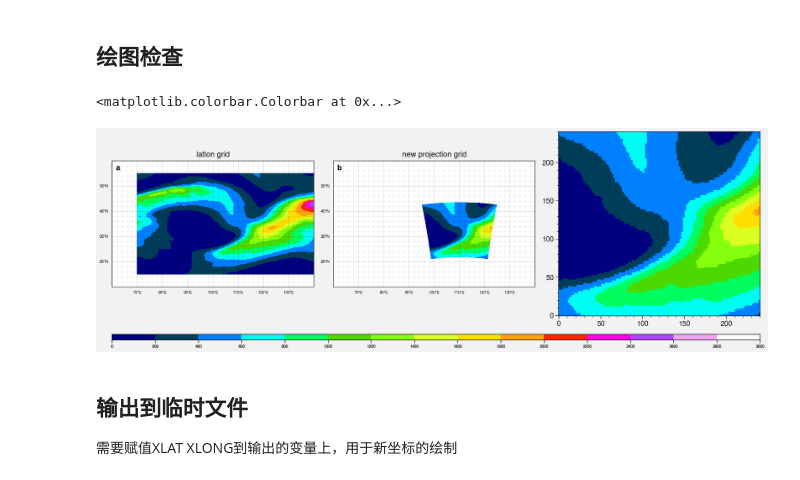
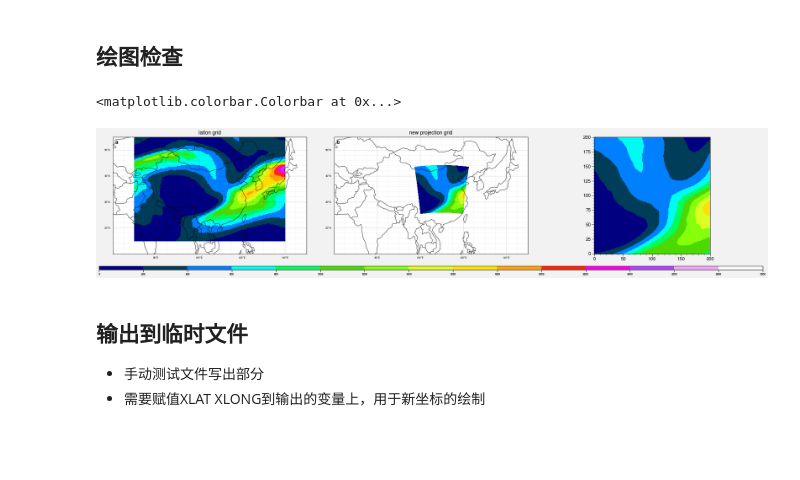
Before and after one commit to dozerlcl/MPAS_case_study, a Jupyter notebook: 92-25km_vr_rcm_postprocess/visualization/spectral/dft_dct/2d_dft_dct/interp_rcmgrid.ipynb, the cells around one changed output. Drawn from its saved outputs; the diff is of its cells as text; code cells hidden in the pictures; blank space fills up the shorter version.

```diff
--- a/92-25km_vr_rcm_postprocess/visualization/spectral/dft_dct/2d_dft_dct/interp_rcmgrid.ipynb
+++ b/92-25km_vr_rcm_postprocess/visualization/spectral/dft_dct/2d_dft_dct/interp_rcmgrid.ipynb
@@ -156,7 +156,7 @@ newlat = newgrid[:,:,1]
 from scipy.interpolate import griddata
 data_origin = var_sel['era5i']
 # to_proj = ccrs.AlbersEqualArea(central_longitude=100., central_latitude=32.5) # 进行插值的坐标系
-to_proj = ccrs.LambertConformal(central_longitude=110., central_latitude=32.5) # 进行插值的坐标系
+to_proj = ccrs.LambertConformal(central_longitude=110., central_latitude=35) # 进行插值的坐标系
 latlon_proj = ccrs.Geodetic() # 最后得到上面投影的经纬度坐标
 # 提取regular经纬度网格数据
 lon = data_origin.longitude
@@ -168,7 +168,7 @@ out = to_proj.transform_points(ccrs.Geodetic(), lonv, latv)       # 得到插值
 proj_x = out[:,:,0]
 proj_y = out[:,:,1]
 # 生成网格的函数 先制作单层的数据
-def create_interp_mesh(newproj_x_start = -120*1e4, newproj_x_end   = 120*1e4, newproj_y_start = -120*1e4, newproj_y_end   = 120*1e4, resolution = 1e4):
+def create_interp_mesh(newproj_x_start = -100*1e4, newproj_x_end   = 100*1e4, newproj_y_start = -100*1e4, newproj_y_end   = 100*1e4, resolution = 1*1e4):
     '给出x y在笛卡尔坐标系下的起始点，结束点，分辨率（单位：m），生成2D的笛卡尔坐标系x，y网格'
     x_step = int((newproj_x_end - newproj_x_start) / resolution) + 1
     y_step = int((newproj_y_end - newproj_y_start) / resolution) + 1
@@ -178,7 +178,7 @@ def create_interp_mesh(newproj_x_start = -120*1e4, newproj_x_end   = 120*1e4, ne
 
 [newproj_x, newproj_y] = create_interp_mesh()
 # 使用scipy进行插值处理
-interp_2d = griddata( (proj_x.reshape(-1), proj_y.reshape(-1)), data_origin[0,:,:].values.reshape(-1), xi = (newproj_x, newproj_y), method='nearest')
+interp_2d = griddata( (proj_x.reshape(-1), proj_y.reshape(-1)), data_origin[0,:,:].values.reshape(-1), xi = (newproj_x, newproj_y), method='linear')
 # 插值后网格的经纬度坐标
 newgrid = latlon_proj.transform_points(to_proj, newproj_x, newproj_y)    # 得到插值坐标系的经纬度坐标，用于绘图
 newlon = newgrid[:,:,0]
@@ -234,42 +264,47 @@ All subprocesses done.
 # %%
 from matplotlib import pyplot as plt
 import proplot as plot
-fig, axs = plot.subplots(ncols=3, nrows=1, proj=(('cyl'),('cyl')), figsize=(12,4))
+fig, axs = plot.subplots(ncols=3, nrows=1, proj=(('cyl'),('cyl')), figsize=(18,4))
 # plt.contourf(img)
 # plt.colorbar()
 cmap = "gist_ncar"
 ticks = plot.arange(0, 3000, 200)
 compare_time_step = 0
 # grids
 m = axs[0].pcolormesh(lon, lat, data_origin[compare_time_step,:,:].values, levels=ticks, cmap=cmap)
 m = axs[1].pcolormesh(newlon, newlat, interp_2d[:,:], levels=ticks, cmap=cmap)
 m = axs[2].pcolormesh(interp_2d[:,:], levels=ticks, cmap=cmap)
+axs[0].set_aspect(1.2, 'box')
+axs[1].set_aspect(1.2, 'box')
+axs[2].set_aspect(1., 'box')
 # points
 # m = axs[0].pcolormesh(lon, lat, data_origin[compare_time_step,:,:].values, levels=ticks, cmap=cmap)
 # m = axs[1].pcolormesh(newlon, newlat, interp_3d[compare_time_step,:,:], levels=ticks, cmap=cmap)
 # m = axs[2].pcolormesh(interp_3d[compare_time_step,:,:], levels=ticks, cmap=cmap)
 axs[0].format(title = "latlon grid")
 axs[1].format(title = "new projection grid")
 axs[0:2].format(
 abc=True,
 abcloc = 'ul',
 #-----GEO axis-----
-lonlim=(60, 140), latlim=(10, 60),
+borders = True,
+coast = True,
+lonlim=(60, 150), latlim=(10, 55),
 labels = True,
 gridlabelsize = 5,
 gridminor = True,
-
 longrid  = True,
 latgrid  = True,
 
 )
 fig.colorbar(m, loc='b', cmap=cmap, width=0.1, ticklabelsize=5,ticks=ticks)
 # %% [output]
 <matplotlib.colorbar.Colorbar at 0x...>
-[figure, old version]
+[figure, new version]
 # %% [markdown]
 ## 输出到临时文件
-需要赋值XLAT XLONG到输出的变量上，用于新坐标的绘制
+-   手动测试文件写出部分
+-   需要赋值XLAT XLONG到输出的变量上，用于新坐标的绘制
 # %%
 lat_attrs_dict = {'standard_name': 'latitude','long_name': 'latitude','units': 'degree_north','axis': 'XY'}
 newlat_xr = xr.DataArray(newlat, name="XLAT", dims = ("south_to_north", "west_to_east"), attrs = lat_attrs_dict )
```
Also changed, not shown: parts of 5 cells of this notebook, 2 other files.
